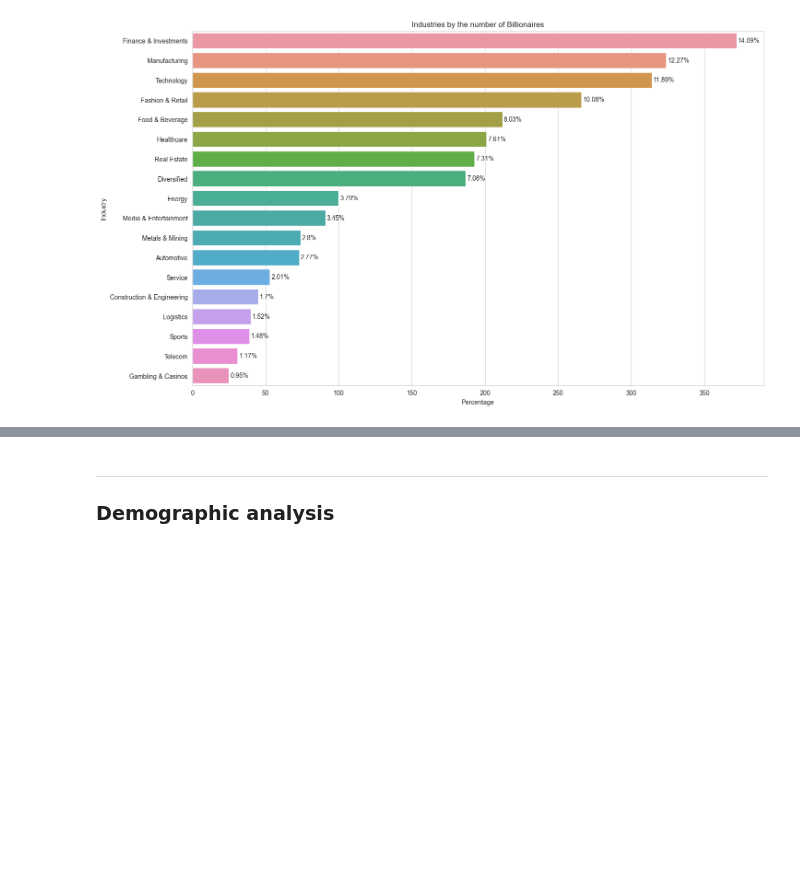
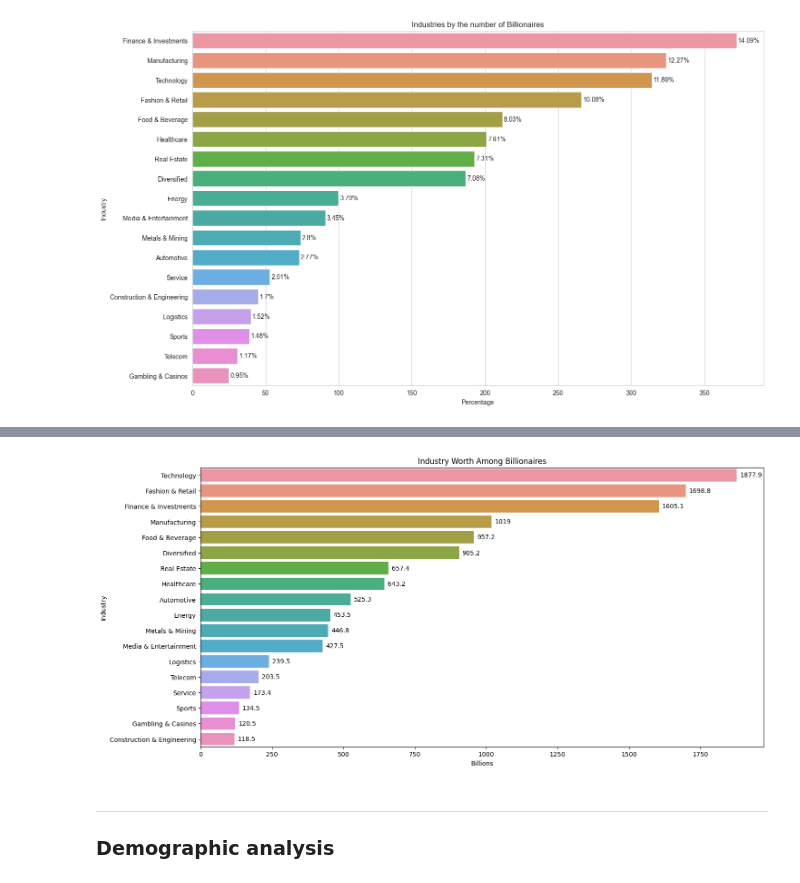
Before and after one commit to marcosziadi/Project_Billionaires_Statistics, a Jupyter notebook: Billionaires Statistics.ipynb, the cells around one changed output, grey strips where cells are left out. Cells and saved outputs as stored; diff of their text form; code cells hidden in the pictures; blank space fills up the shorter version.

```diff
--- a/Billionaires Statistics.ipynb
+++ b/Billionaires Statistics.ipynb
@@ -190,3 +190,26 @@ plt.show()
+# %%
+# df_industries_net = df[['industries','finalWorth']]
+# df_industries_net_sorted = df_industries_net.groupby('industries').sum().sort_values(by=['finalWorth'], ascending=False).reset_index()
+# plt.figure(figsize = (16,7))
+# sns.countplot(data = df_industries_net,
+#         y = 'industries')
+
+
+
+df_industries_net = df[['industries','finalWorth']].groupby('industries').sum().div(1000, axis=0).sort_values(by=['finalWorth'], ascending=False).reset_index()
+df_industries_net
+plt.figure(figsize = (16,8))
+chart = sns.barplot(data = df_industries_net,
+           x = 'finalWorth',
+           y = 'industries',
+           );
+chart.bar_label(chart.containers[0], fontsize=10, padding=5)
+plt.title('Industry Worth Among Billionaires')
+plt.xlabel('Billions')
+plt.ylabel('Industry')
+plt.show()
+# %% [output]
+[figure, added]
 # %% [markdown]
 <hr>
 
```
Also changed, not shown: parts of 11 cells of this notebook.
